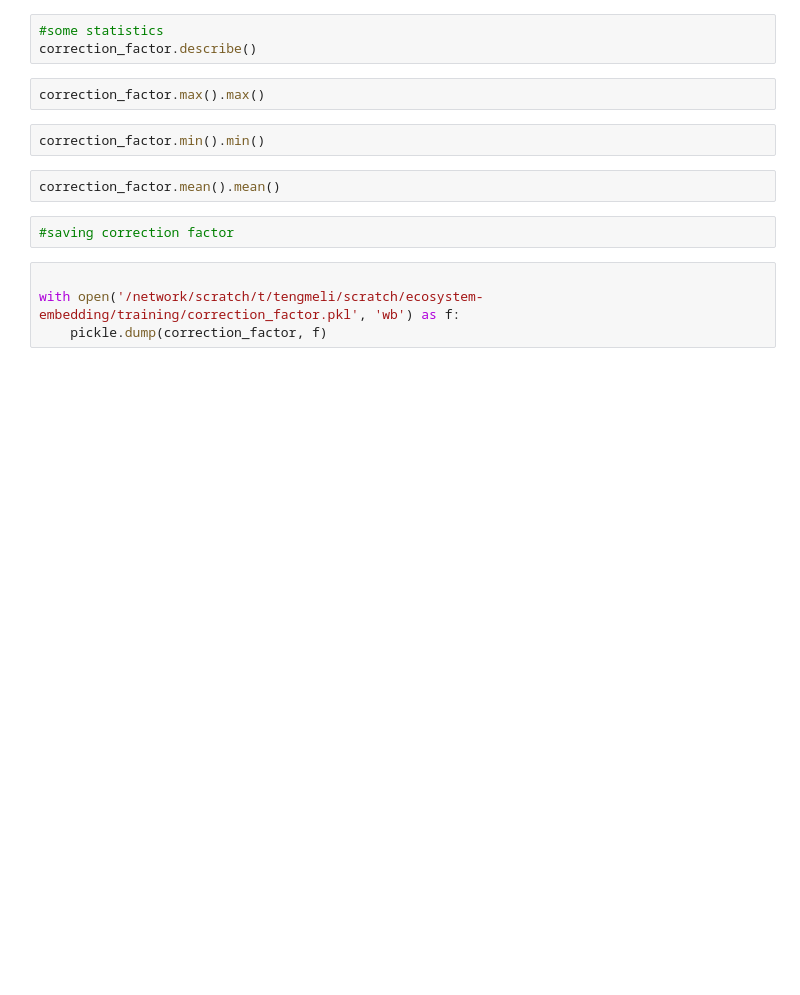
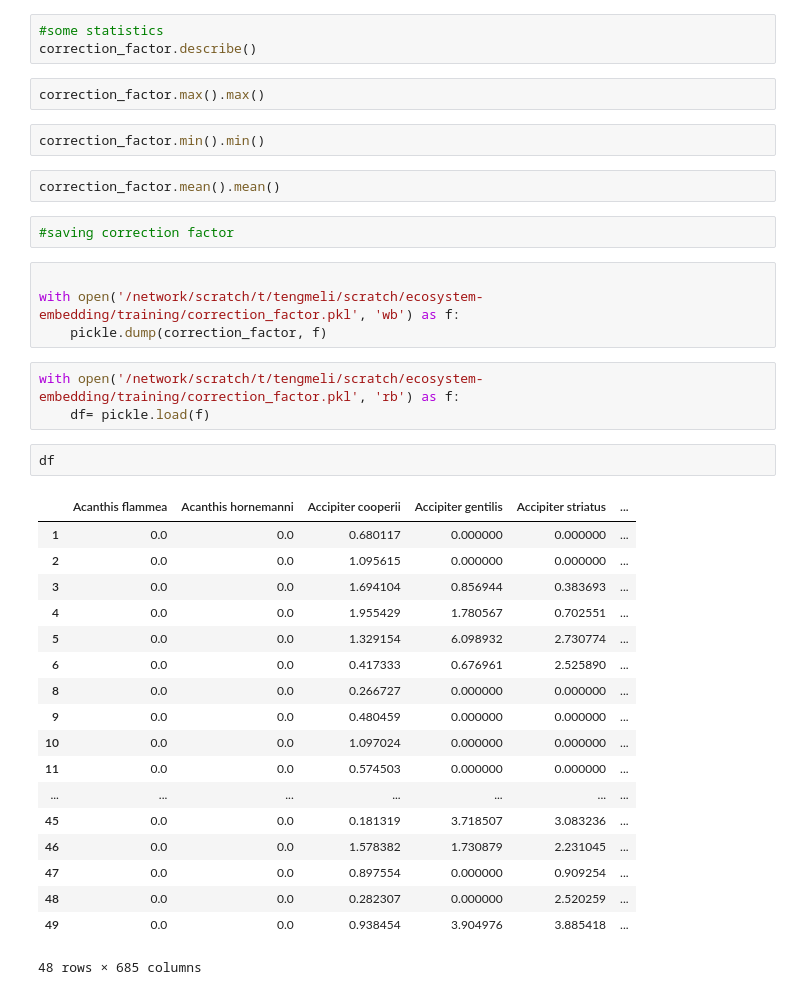
Before and after one commit to RolnickLab/SatBird, a Jupyter notebook: data_processing/Correction_factor.ipynb, the cells around one changed output. Cells and saved outputs as stored; diff of their text form; blank space fills up the shorter version.

```diff
--- a/data_processing/Correction_factor.ipynb
+++ b/data_processing/Correction_factor.ipynb
@@ -137,3 +137,27 @@ correction_factor.mean().mean()
 
 with open('/network/scratch/t/tengmeli/scratch/ecosystem-embedding/training/correction_factor.pkl', 'wb') as f:
     pickle.dump(correction_factor, f)
+# %%
+with open('/network/scratch/t/tengmeli/scratch/ecosystem-embedding/training/correction_factor.pkl', 'rb') as f:
+    df= pickle.load(f)
+# %%
+df
+# %% [output]
+|  | Acanthis flammea | Acanthis hornemanni | Accipiter cooperii | Accipiter gentilis | Accipiter striatus | ... |
+| 1 | 0.0 | 0.0 | 0.680117 | 0.000000 | 0.000000 | ... |
+| 2 | 0.0 | 0.0 | 1.095615 | 0.000000 | 0.000000 | ... |
+| 3 | 0.0 | 0.0 | 1.694104 | 0.856944 | 0.383693 | ... |
+| 4 | 0.0 | 0.0 | 1.955429 | 1.780567 | 0.702551 | ... |
+| 5 | 0.0 | 0.0 | 1.329154 | 6.098932 | 2.730774 | ... |
+| 6 | 0.0 | 0.0 | 0.417333 | 0.676961 | 2.525890 | ... |
+| 8 | 0.0 | 0.0 | 0.266727 | 0.000000 | 0.000000 | ... |
+| 9 | 0.0 | 0.0 | 0.480459 | 0.000000 | 0.000000 | ... |
+| 10 | 0.0 | 0.0 | 1.097024 | 0.000000 | 0.000000 | ... |
+| 11 | 0.0 | 0.0 | 0.574503 | 0.000000 | 0.000000 | ... |
+| ... | ... | ... | ... | ... | ... | ... |
+| 45 | 0.0 | 0.0 | 0.181319 | 3.718507 | 3.083236 | ... |
+| 46 | 0.0 | 0.0 | 1.578382 | 1.730879 | 2.231045 | ... |
+| 47 | 0.0 | 0.0 | 0.897554 | 0.000000 | 0.909254 | ... |
+| 48 | 0.0 | 0.0 | 0.282307 | 0.000000 | 2.520259 | ... |
+| 49 | 0.0 | 0.0 | 0.938454 | 3.904976 | 3.885418 | ... |
+48 rows × 685 columns
```
Also changed, not shown: 3 other files.
